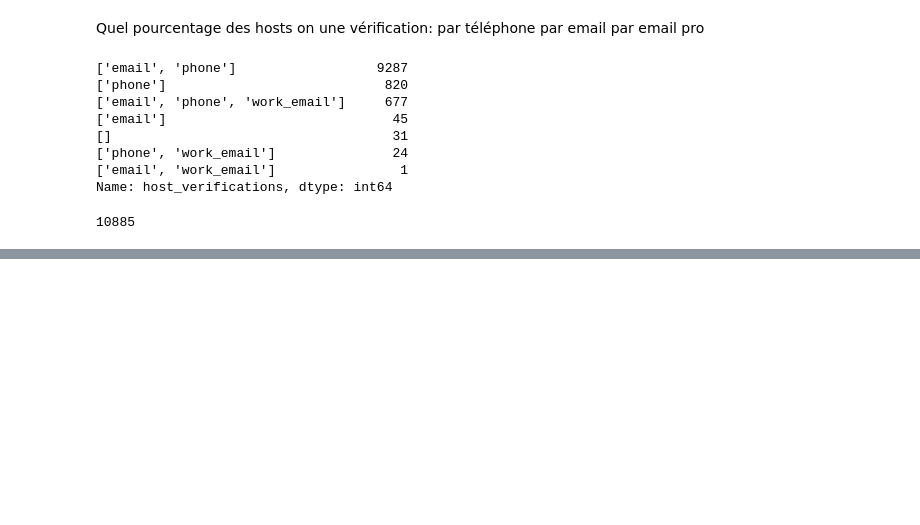
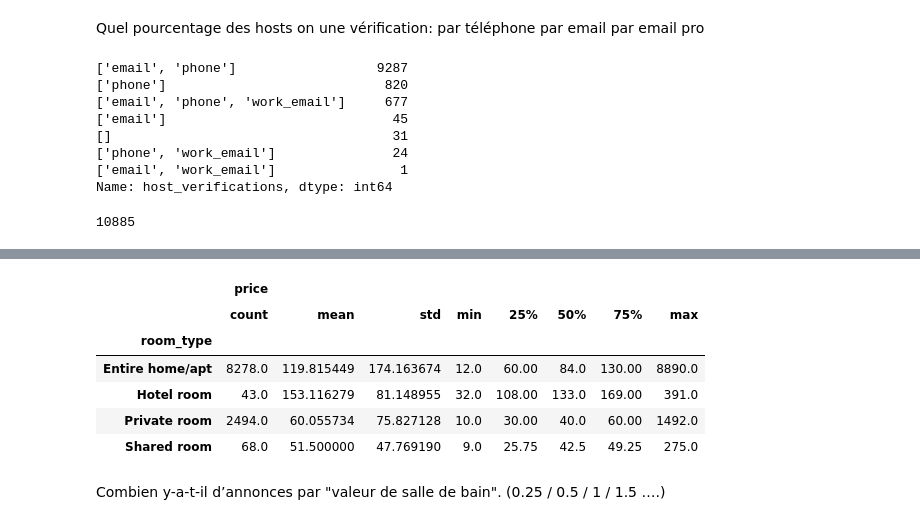
Before and after one commit to henzozhang/airbnb_projet, a Jupyter notebook: airbnb_projet/analist.ipynb, the cells around one changed output, grey strips where cells are left out. Saved outputs shown, nothing was run; the diff lists cells and outputs as text; code cells hidden in the pictures; blank space fills up the shorter version.

```diff
--- a/airbnb_projet/analist.ipynb
+++ b/airbnb_projet/analist.ipynb
@@ -219,0 +250,2 @@ def pourcentage_moyen_vérification(df):
+# %%
+df["amenities"]=df["amenities"].apply(lambda x: x.count(",")+1)
@@ -219,0 +266,8 @@ def pourcentage_moyen_vérification(df):
+# %%
+df_price =df[["room_type","price"]]
+df_price['price']=df_price['price'].str.replace('$','')
+df_price['price']=df_price['price'].str.replace(',','')
+df_price['price']=df_price['price'].astype(float)
+df_price
+# df_price_mean=df_price.groupby('room_type').agg("max","min",)
+# df_price_mean
@@ -219,0 +309,4 @@ def pourcentage_moyen_vérification(df):
+# %%
+indexNames = df_price[ df_price['price'] == 0 ].index
+df_price=df_price.drop(index=indexNames)
+df_price.groupby('room_type').describe()
@@ -219,0 +323,13 @@ def pourcentage_moyen_vérification(df):
+# %%
+# df_price.groupby('room_type').agg(["max","min"])
+df_price.groupby('room_type').describe()
+# %% [output]
+|  | price |  |  |  |  |  |  |  |
+|  | count | mean | std | min | 25% | 50% | 75% | max |
+| room_type |  |  |  |  |  |  |  |  |
+| Entire home/apt | 8278.0 | 119.815449 | 174.163674 | 12.0 | 60.00 | 84.0 | 130.00 | 8890.0 |
+| Hotel room | 43.0 | 153.116279 | 81.148955 | 32.0 | 108.00 | 133.0 | 169.00 | 391.0 |
+| Private room | 2494.0 | 60.055734 | 75.827128 | 10.0 | 30.00 | 40.0 | 60.00 | 1492.0 |
+| Shared room | 68.0 | 51.500000 | 47.769190 | 9.0 | 25.75 | 42.5 | 49.25 | 275.0 |
+# %% [markdown]
+Combien y-a-t-il d’annonces par "valeur de salle de bain". (0.25 / 0.5 / 1 / 1.5 ….)
```
Also changed, not shown: parts of 15 cells of this notebook, 3 other files.
